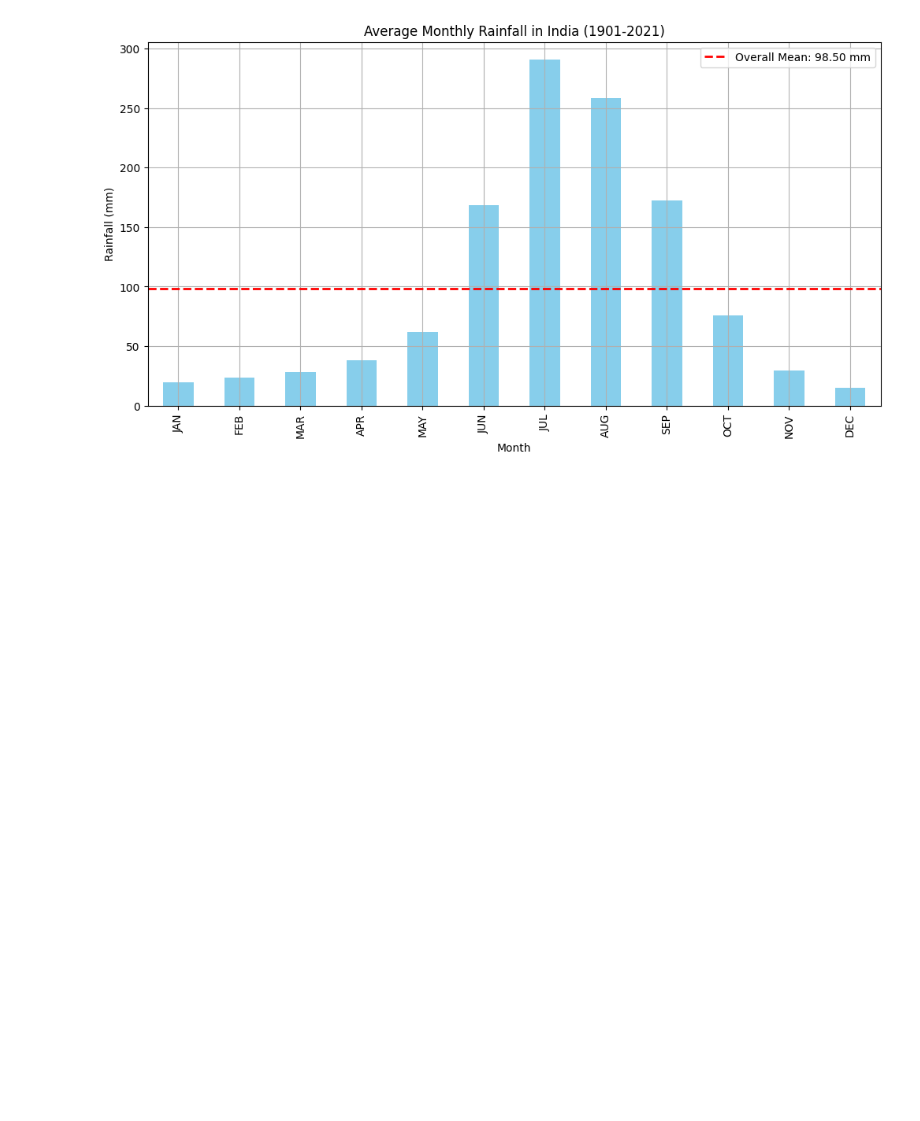
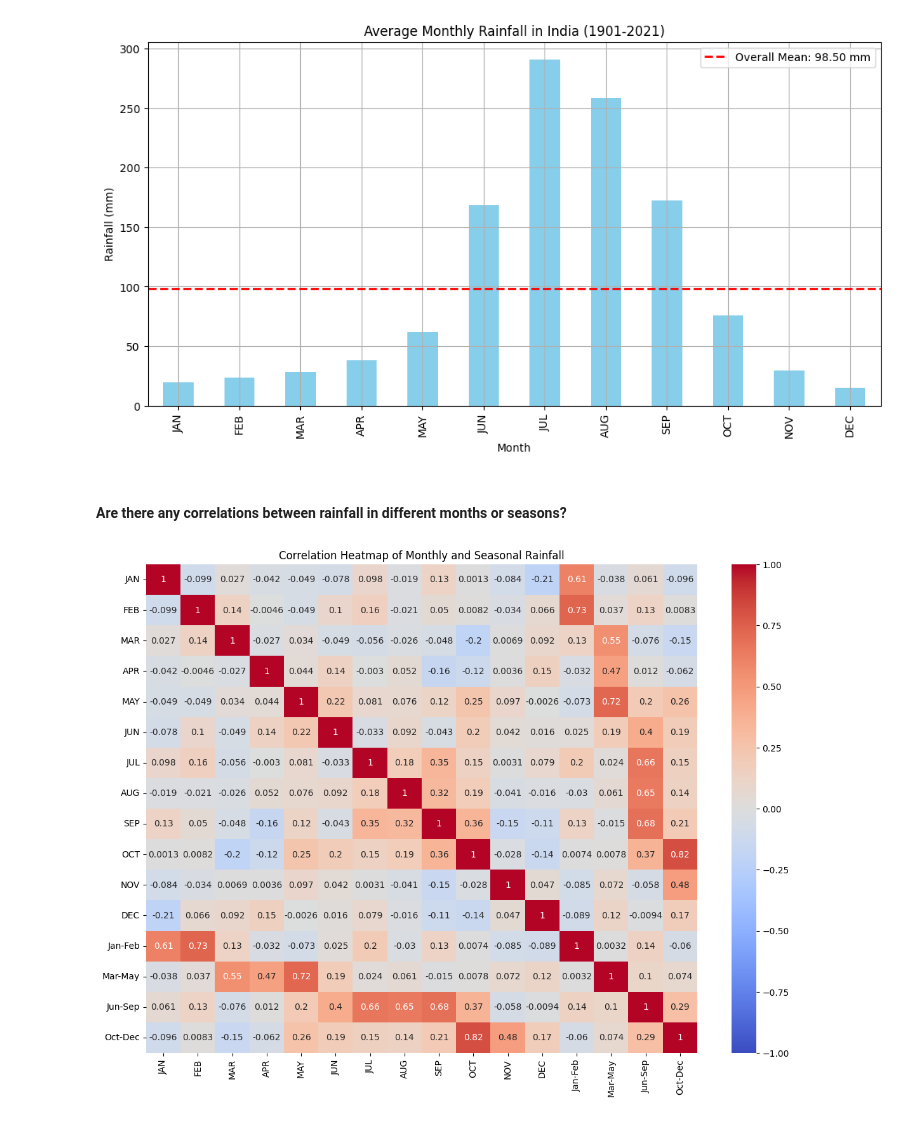
Before and after one commit to Darknight47/Time-Series-Analyasis, a Jupyter notebook: rainfall_trends.ipynb, the cells around one changed output. Drawn from its saved outputs; the diff is of its cells as text; code cells hidden in the pictures; blank space fills up the shorter version.

Commit message:
correlations between months and seasons

```diff
--- a/rainfall_trends.ipynb
+++ b/rainfall_trends.ipynb
@@ -89,3 +90,18 @@ plt.grid(True)
 plt.show()
 # %% [output]
 [figure]
+# %% [markdown]
+#### Are there any correlations between rainfall in different months or seasons?
+# %%
+# Selecting monthly and seasonal columns
+columns = ['JAN', 'FEB', 'MAR', 'APR', 'MAY', 'JUN', 'JUL', 'AUG', 'SEP', 'OCT', 'NOV', 'DEC',
+           'Jan-Feb', 'Mar-May', 'Jun-Sep', 'Oct-Dec']
+correlation_matrix = dataset[columns].corr()
+
+# Plotting the heatmap
+plt.figure(figsize=(14, 10))
+sns.heatmap(correlation_matrix, annot=True, cmap='coolwarm', vmin=-1, vmax=1)
+plt.title('Correlation Heatmap of Monthly and Seasonal Rainfall')
+plt.show()
+# %% [output]
+[figure, added]
```
Also changed, not shown: parts of 1 cell of this notebook.
